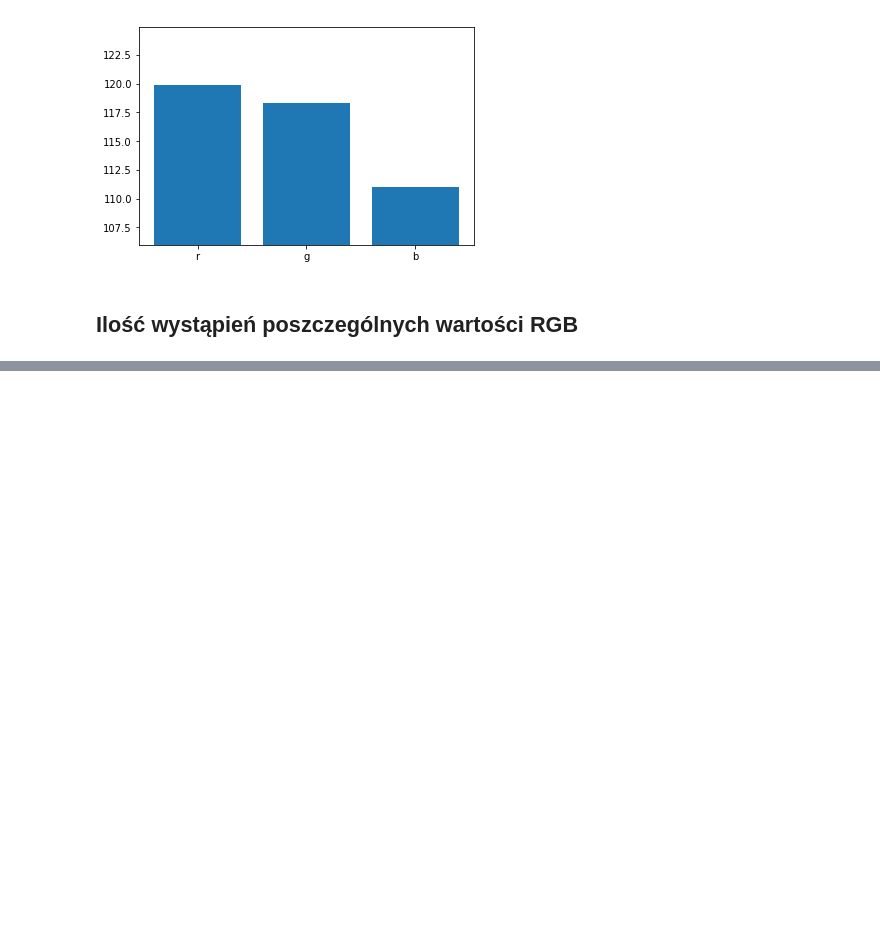
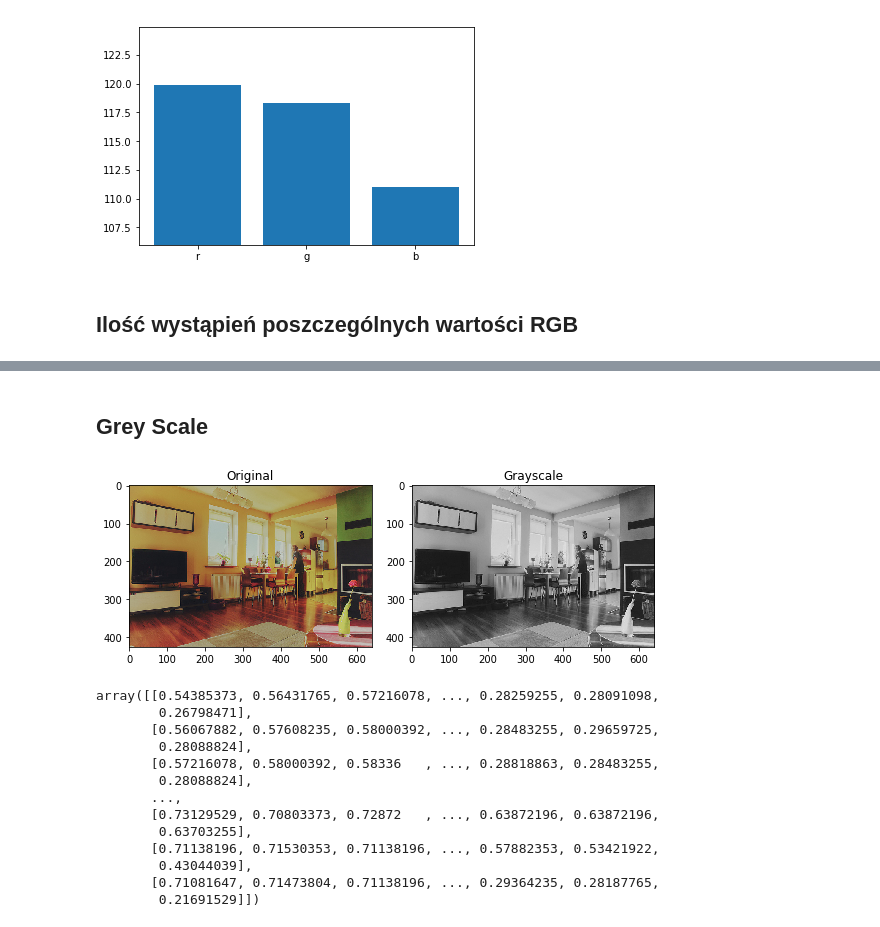
Before and after one commit to konradszwed/projekt_analiza_obrazu, a Jupyter notebook: main.ipynb, the cells around one changed output, grey strips where cells are left out. Drawn from its saved outputs; the diff is of its cells as text; code cells hidden in the pictures; blank space fills up the shorter version.

```diff
--- a/main.ipynb
+++ b/main.ipynb
@@ -120,3 +134,20 @@ def imgstats(file):
         img_stats.append(0)
         img_stats.append(0)
     return img_stats
+# %%
+#Greyscale
+def greyscale(sciezka):
+    original = imageio.imread(sciezka)
+    grayscale = rgb2gray(original)
+
+    fig, axes = plt.subplots(1, 2, figsize=(8, 4))
+    ax = axes.ravel()
+
+    ax[0].imshow(original)
+    ax[0].set_title("Original")
+    ax[1].imshow(grayscale, cmap=plt.cm.gray)
+    ax[1].set_title("Grayscale")
+
+    fig.tight_layout()
+    plt.show()
+    return grayscale
@@ -275,3 +401,25 @@ plt.show()
+# %% [markdown]
+<h2>Grey Scale</h2>
+# %%
+from skimage.color import rgb2gray
+test=user_path+'\{}'.format(files[0])
+
+greyscale(test)
+# %% [output]
+[figure, added]
+array([[0.54385373, 0.56431765, 0.57216078, ..., 0.28259255, 0.28091098,
+        0.26798471],
+       [0.56067882, 0.57608235, 0.58000392, ..., 0.28483255, 0.29659725,
+        0.28088824],
+       [0.57216078, 0.58000392, 0.58336   , ..., 0.28818863, 0.28483255,
+        0.28088824],
+       ...,
+       [0.73129529, 0.70803373, 0.72872   , ..., 0.63872196, 0.63872196,
+        0.63703255],
+       [0.71138196, 0.71530353, 0.71138196, ..., 0.57882353, 0.53421922,
+        0.43044039],
+       [0.71081647, 0.71473804, 0.71138196, ..., 0.29364235, 0.28187765,
+        0.21691529]])
 # %%
 #teścik obrazka
 length=len(files)-1
```
Also changed, not shown: parts of 20 cells of this notebook, 3 other files.
